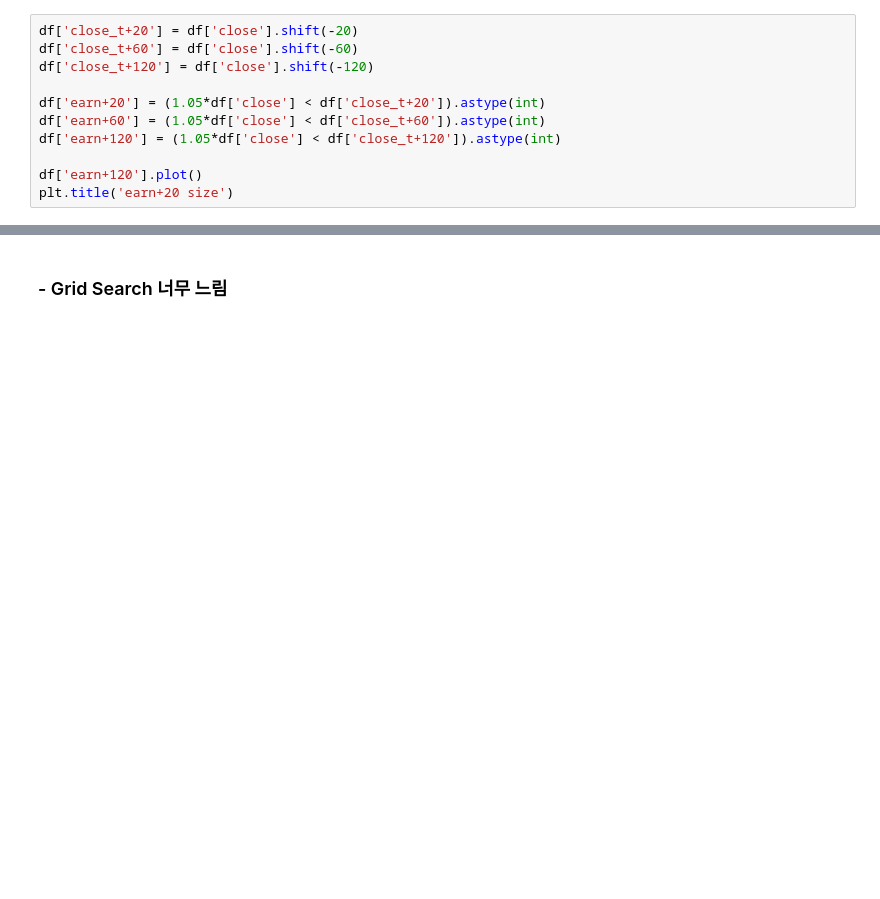
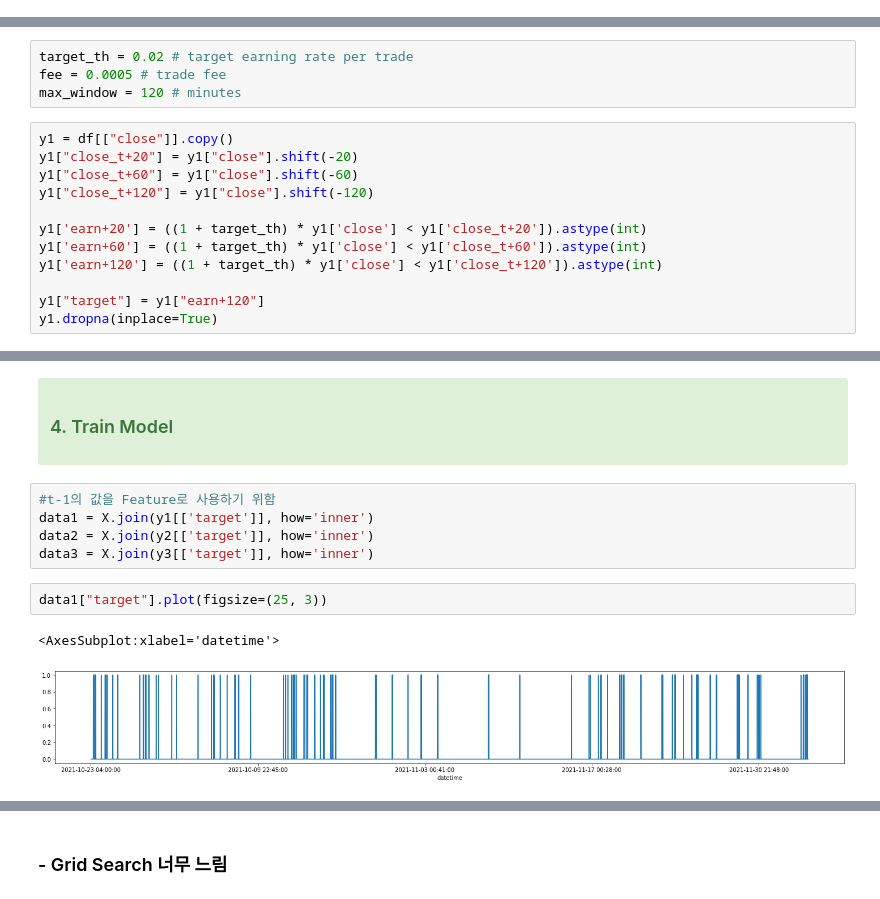
Before and after one commit to iamhyeonje/investing, a Jupyter notebook: coin.ipynb, the cells around one changed output, grey strips where cells are left out. Saved outputs shown, nothing was run; the diff lists cells and outputs as text; blank space fills up the shorter version.

```diff
--- a/coin.ipynb
+++ b/coin.ipynb
@@ -116,11 +138,0 @@ df.head()
-# %%
-df['close_t+20'] = df['close'].shift(-20)
-df['close_t+60'] = df['close'].shift(-60)
-df['close_t+120'] = df['close'].shift(-120)
-
-df['earn+20'] = (1.05*df['close'] < df['close_t+20']).astype(int)
-df['earn+60'] = (1.05*df['close'] < df['close_t+60']).astype(int)
-df['earn+120'] = (1.05*df['close'] < df['close_t+120']).astype(int)
-
-df['earn+120'].plot()
-plt.title('earn+20 size')
@@ -185,0 +170,16 @@ max: nan
+# %%
+target_th = 0.02 # target earning rate per trade
+fee = 0.0005 # trade fee
+max_window = 120 # minutes
+# %%
+y1 = df[["close"]].copy()
+y1["close_t+20"] = y1["close"].shift(-20)
+y1["close_t+60"] = y1["close"].shift(-60)
+y1["close_t+120"] = y1["close"].shift(-120)
+
+y1['earn+20'] = ((1 + target_th) * y1['close'] < y1['close_t+20']).astype(int)
+y1['earn+60'] = ((1 + target_th) * y1['close'] < y1['close_t+60']).astype(int)
+y1['earn+120'] = ((1 + target_th) * y1['close'] < y1['close_t+120']).astype(int)
+
+y1["target"] = y1["earn+120"]
+y1.dropna(inplace=True)
@@ -185,0 +219,14 @@ max: nan
+# %% [markdown]
+<div class="alert alert-success">
+    <h3>4. Train Model</h3>
+</div>
+# %%
+#t-1의 값을 Feature로 사용하기 위함
+data1 = X.join(y1[['target']], how='inner')
+data2 = X.join(y2[['target']], how='inner')
+data3 = X.join(y3[['target']], how='inner')
+# %%
+data1["target"].plot(figsize=(25, 3))
+# %% [output]
+<AxesSubplot:xlabel='datetime'>
+[figure, added]
```
Also changed, not shown: parts of 51 cells of this notebook.
